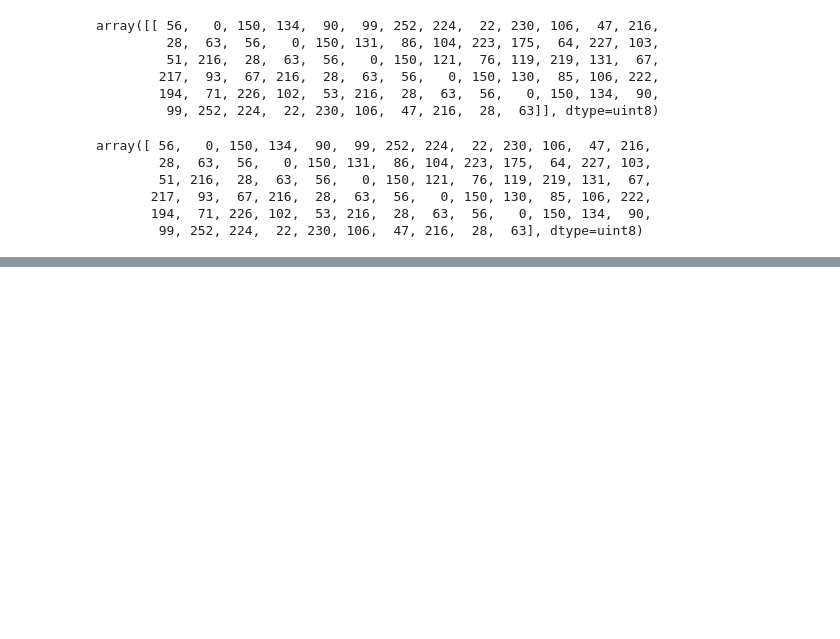
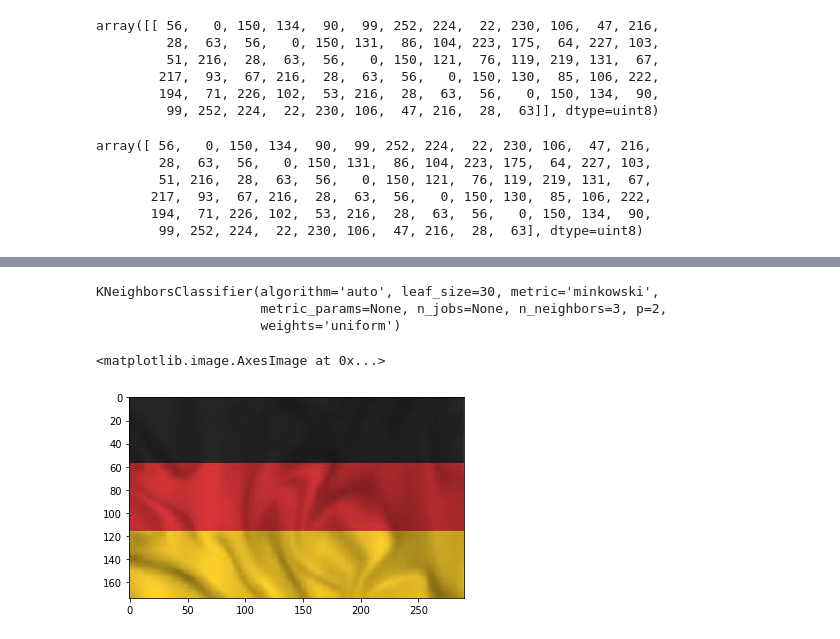
Before and after one commit to rnab/flags, a Jupyter notebook: FlagVision.ipynb, the cells around one changed output, grey strips where cells are left out. Saved outputs shown, nothing was run; the diff lists cells and outputs as text; code cells hidden in the pictures; blank space fills up the shorter version.

```diff
--- a/FlagVision.ipynb
+++ b/FlagVision.ipynb
@@ -123,0 +143,18 @@ out
+# %%
+from sklearn.neighbors import KNeighborsClassifier
+# Create KNN classifier
+knn = KNeighborsClassifier(n_neighbors = 3)
+# Fit the classifier to the data
+knn.fit(x,y)
+# %% [output]
+KNeighborsClassifier(algorithm='auto', leaf_size=30, metric='minkowski',
+                     metric_params=None, n_jobs=None, n_neighbors=3, p=2,
+                     weights='uniform')
+# %%
+#Now try to test
+testimg=cv2.imread("data/test/3jpg.jpg")
+testimg = cv2.cvtColor(testimg, cv2.COLOR_BGR2RGB)
+plt.imshow(testimg)
+# %% [output]
+<matplotlib.image.AxesImage at 0x...>
+[figure, added]
```
Also changed, not shown: parts of 7 cells of this notebook, 1 other file.
